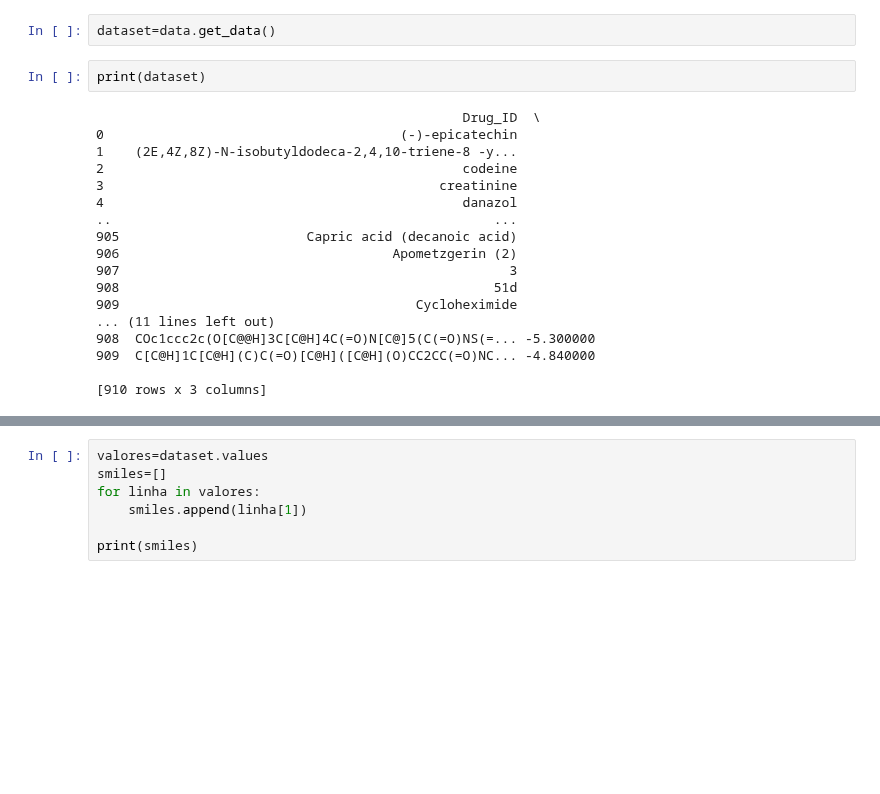
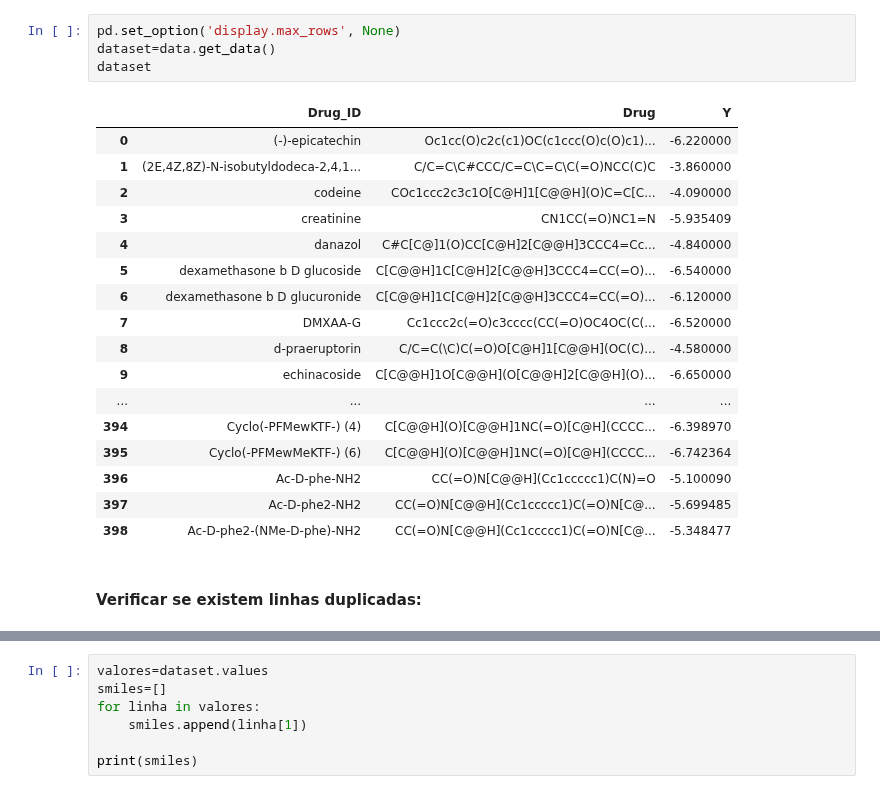
Before and after one commit to Joao-Madureira/Bioinform-tica, a Jupyter notebook: Trabalho 1.ipynb, the cells around one changed output, grey strips where cells are left out. Cells and saved outputs as stored; diff of their text form; blank space fills up the shorter version.

```diff
--- a/Trabalho 1.ipynb
+++ b/Trabalho 1.ipynb
@@ -20,24 +21,26 @@ Found local copy...
 Loading...
 Done!
 # %%
+pd.set_option('display.max_rows', None)
 dataset=data.get_data()
+dataset
+# %% [output]
+|  | Drug_ID | Drug | Y |
+| 0 | (-)-epicatechin | Oc1cc(O)c2c(c1)OC(c1ccc(O)c(O)c1)... | -6.220000 |
+| 1 | (2E,4Z,8Z)-N-isobutyldodeca-2,4,1... | C/C=C\C#CCC/C=C\C=C\C(=O)NCC(C)C | -3.860000 |
+| 2 | codeine | COc1ccc2c3c1O[C@H]1[C@@H](O)C=C[C... | -4.090000 |
+| 3 | creatinine | CN1CC(=O)NC1=N | -5.935409 |
+| 4 | danazol | C#C[C@]1(O)CC[C@H]2[C@@H]3CCC4=Cc... | -4.840000 |
+| 5 | dexamethasone b D glucoside | C[C@@H]1C[C@H]2[C@@H]3CCC4=CC(=O)... | -6.540000 |
+| 6 | dexamethasone b D glucuronide | C[C@@H]1C[C@H]2[C@@H]3CCC4=CC(=O)... | -6.120000 |
+| 7 | DMXAA-G | Cc1ccc2c(=O)c3cccc(CC(=O)OC4OC(C(... | -6.520000 |
+| 8 | d-praeruptorin | C/C=C(\C)C(=O)O[C@H]1[C@@H](OC(C)... | -4.580000 |
+| 9 | echinacoside | C[C@@H]1O[C@@H](O[C@@H]2[C@@H](O)... | -6.650000 |
+| ... | ... | ... | ... |
+| 394 | Cyclo(-PFMewKTF-) (4) | C[C@@H](O)[C@@H]1NC(=O)[C@H](CCCC... | -6.398970 |
+| 395 | Cyclo(-PFMewMeKTF-) (6) | C[C@@H](O)[C@@H]1NC(=O)[C@H](CCCC... | -6.742364 |
+| 396 | Ac-D-phe-NH2 | CC(=O)N[C@@H](Cc1ccccc1)C(N)=O | -5.100090 |
+| 397 | Ac-D-phe2-NH2 | CC(=O)N[C@@H](Cc1ccccc1)C(=O)N[C@... | -5.699485 |
+| 398 | Ac-D-phe2-(NMe-D-phe)-NH2 | CC(=O)N[C@@H](Cc1ccccc1)C(=O)N[C@... | -5.348477 |
-# %%
-print(dataset)
-# %% [output]
-                                               Drug_ID  \
-0                                      (-)-epicatechin
-1    (2E,4Z,8Z)-N-isobutyldodeca-2,4,10-triene-8 -y...
-2                                              codeine
-3                                           creatinine
-4                                              danazol
-..                                                 ...
-905                        Capric acid (decanoic acid)
-906                                   Apometzgerin (2)
-907                                                  3
-908                                                51d
-909                                      Cycloheximide
-... (11 lines left out)
-908  COc1ccc2c(O[C@@H]3C[C@H]4C(=O)N[C@]5(C(=O)NS(=... -5.300000
-909  C[C@H]1C[C@H](C)C(=O)[C@H]([C@H](O)CC2CC(=O)NC... -4.840000
-
-[910 rows x 3 columns]
+# %% [markdown]
+#### Verificar se existem linhas duplicadas:
```
Also changed, not shown: parts of 13 cells of this notebook.
